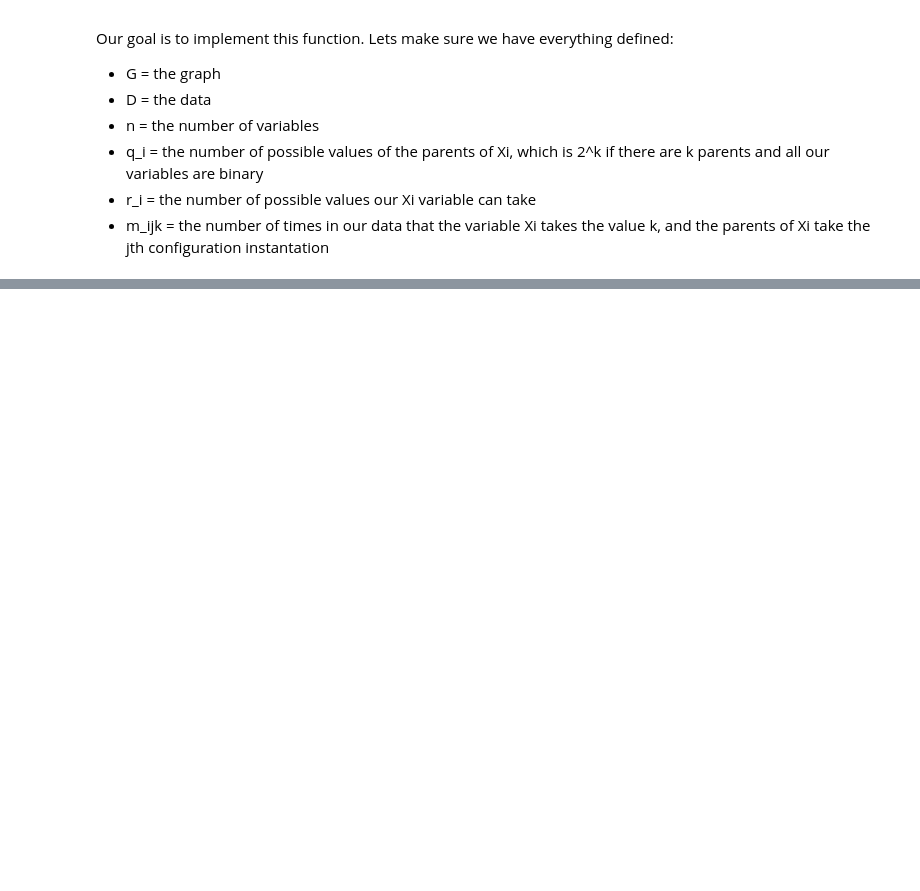
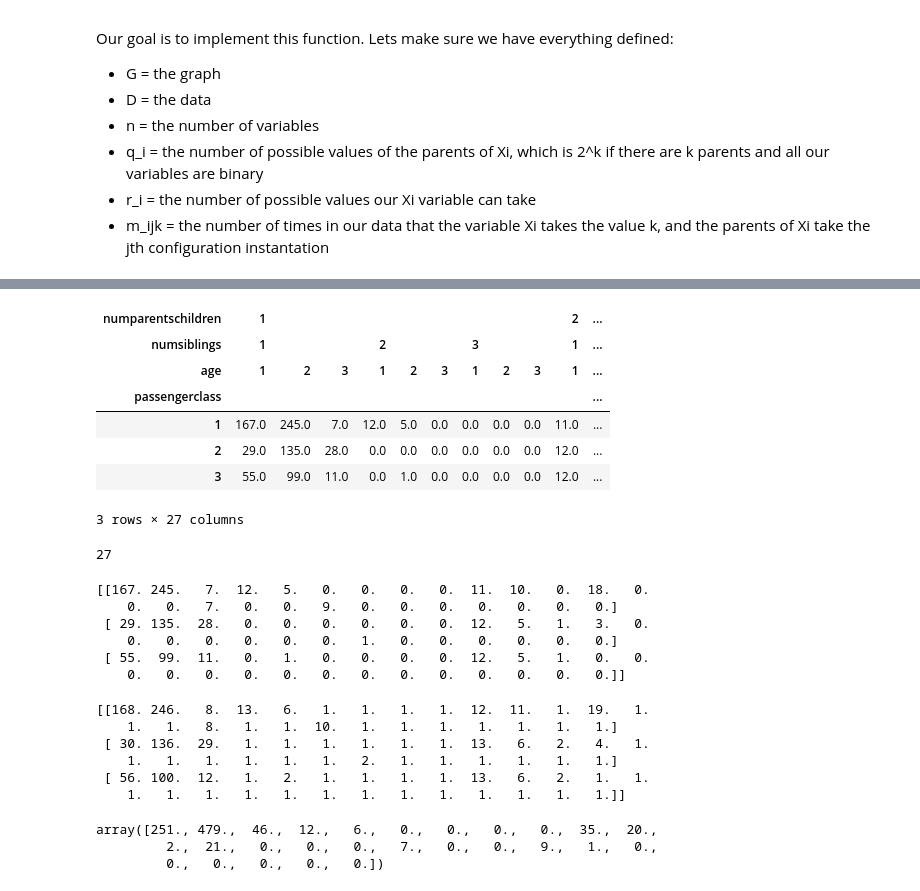
Before and after one commit to EllingtonKirby/Bayesian-Network-Learner, a Jupyter notebook: bayesan_network_learner.ipynb, the cells around one changed output, grey strips where cells are left out. Cells and saved outputs as stored; diff of their text form; code cells hidden in the pictures; blank space fills up the shorter version.

```diff
--- a/bayesan_network_learner.ipynb
+++ b/bayesan_network_learner.ipynb
@@ -123,0 +150,8 @@ best_graph.draw_dot_from_digraph()
+# %%
+def collect_state_names(variable):
+    states = sorted(list(titanic_df.loc[:, variable].dropna().unique()))
+    return states
+
+state_names = {
+    var: collect_state_names(var) for var in titanic_df.columns
+}
@@ -123,0 +184,22 @@ best_graph.draw_dot_from_digraph()
+# %%
+row_index = state_names['passengerclass']
+parents_states = [state_names[parent] for parent in parents]
+column_index = pd.MultiIndex.from_product(parents_states, names=parents)
+state_counts = configurations.reindex(
+    index=row_index, columns=column_index
+).fillna(0)
+# %%
+state_counts
+# %% [output]
+| numparentschildren | 1 |  |  |  |  |  |  |  |  | 2 | ... |
+| numsiblings | 1 |  |  | 2 |  |  | 3 |  |  | 1 | ... |
+| age | 1 | 2 | 3 | 1 | 2 | 3 | 1 | 2 | 3 | 1 | ... |
+| passengerclass |  |  |  |  |  |  |  |  |  |  | ... |
+| 1 | 167.0 | 245.0 | 7.0 | 12.0 | 5.0 | 0.0 | 0.0 | 0.0 | 0.0 | 11.0 | ... |
+| 2 | 29.0 | 135.0 | 28.0 | 0.0 | 0.0 | 0.0 | 0.0 | 0.0 | 0.0 | 12.0 | ... |
+| 3 | 55.0 | 99.0 | 11.0 | 0.0 | 1.0 | 0.0 | 0.0 | 0.0 | 0.0 | 12.0 | ... |
+3 rows × 27 columns
+# %%
+state_counts.shape[1]
+# %% [output]
+27
@@ -123,0 +208,25 @@ best_graph.draw_dot_from_digraph()
+# %%
+print(counts)
+# %% [output]
+[[167. 245.   7.  12.   5.   0.   0.   0.   0.  11.  10.   0.  18.   0.
+    0.   0.   7.   0.   0.   9.   0.   0.   0.   0.   0.   0.   0.]
+ [ 29. 135.  28.   0.   0.   0.   0.   0.   0.  12.   5.   1.   3.   0.
+    0.   0.   0.   0.   0.   0.   1.   0.   0.   0.   0.   0.   0.]
+ [ 55.  99.  11.   0.   1.   0.   0.   0.   0.  12.   5.   1.   0.   0.
+    0.   0.   0.   0.   0.   0.   0.   0.   0.   0.   0.   0.   0.]]
+# %%
+print(counts +1 )
+# %% [output]
+[[168. 246.   8.  13.   6.   1.   1.   1.   1.  12.  11.   1.  19.   1.
+    1.   1.   8.   1.   1.  10.   1.   1.   1.   1.   1.   1.   1.]
+ [ 30. 136.  29.   1.   1.   1.   1.   1.   1.  13.   6.   2.   4.   1.
+    1.   1.   1.   1.   1.   1.   2.   1.   1.   1.   1.   1.   1.]
+ [ 56. 100.  12.   1.   2.   1.   1.   1.   1.  13.   6.   2.   1.   1.
+    1.   1.   1.   1.   1.   1.   1.   1.   1.   1.   1.   1.   1.]]
+# %%
+config_sums = np.sum(counts, axis=0)
+config_sums
+# %% [output]
+array([251., 479.,  46.,  12.,   6.,   0.,   0.,   0.,   0.,  35.,  20.,
+         2.,  21.,   0.,   0.,   0.,   7.,   0.,   0.,   9.,   1.,   0.,
+         0.,   0.,   0.,   0.,   0.])
```
Also changed, not shown: parts of 27 cells of this notebook, 2 other files.
